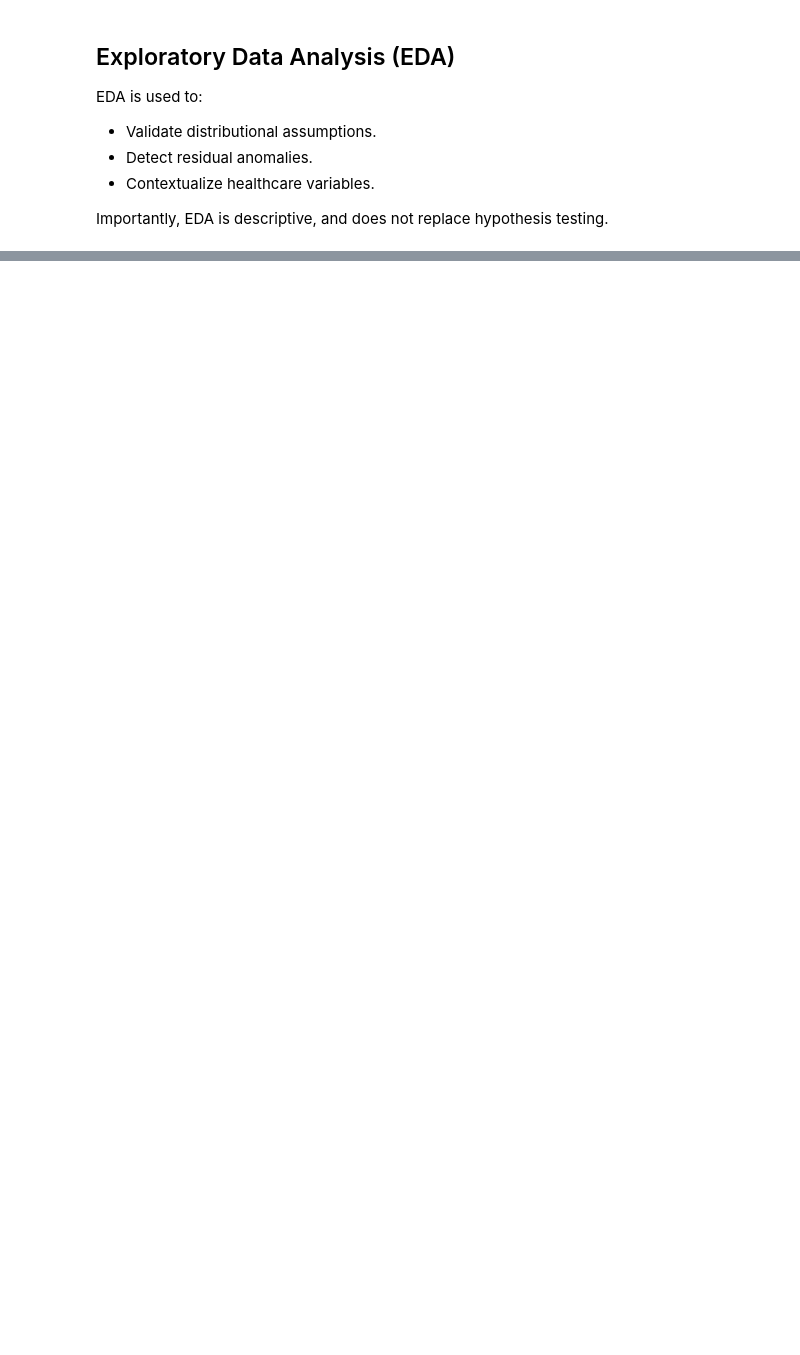
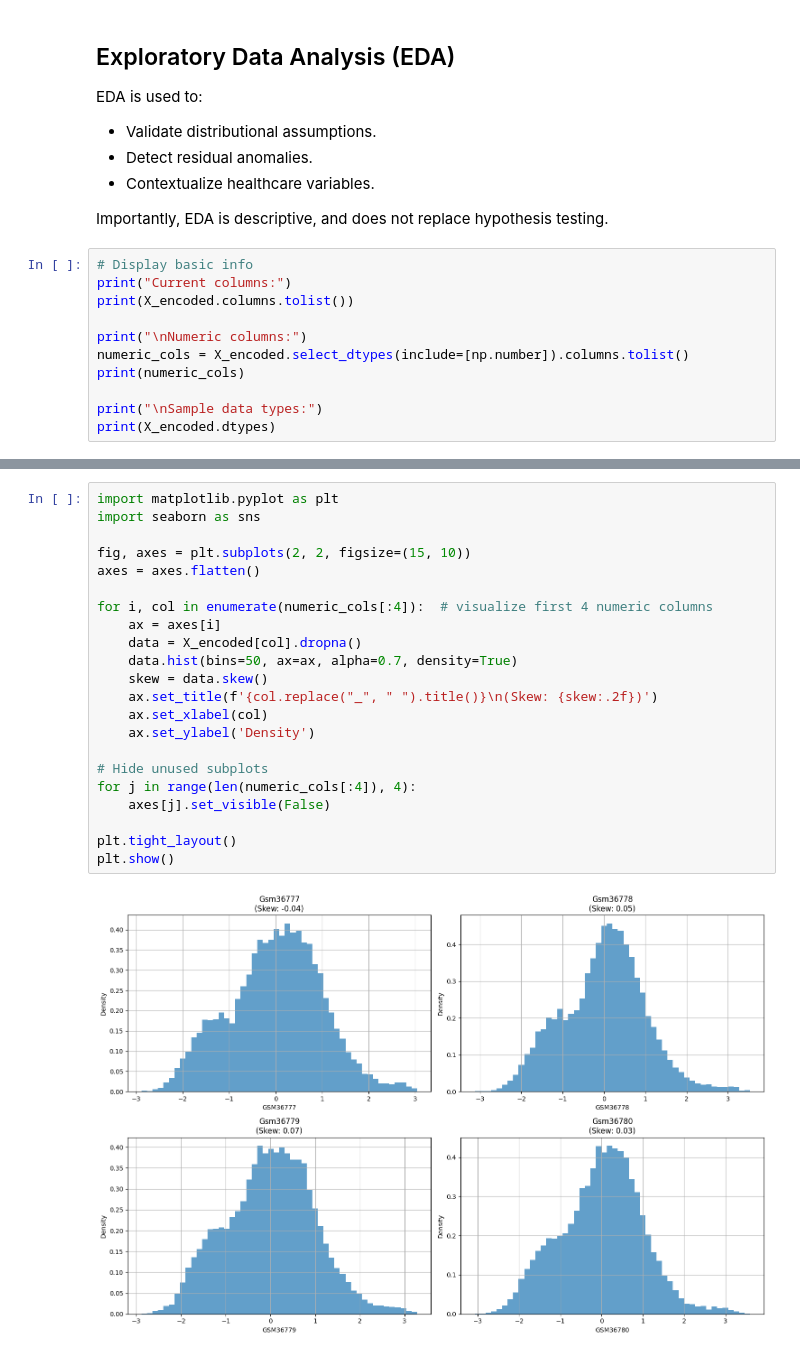
Before and after one commit to ibejerano/unie-healthcare-clustering, a Jupyter notebook: src/breast_cancer_clustering_GSE2034.ipynb, the cells around one changed output, grey strips where cells are left out. Cells and saved outputs as stored; diff of their text form; blank space fills up the shorter version.

```diff
--- a/src/breast_cancer_clustering_GSE2034.ipynb
+++ b/src/breast_cancer_clustering_GSE2034.ipynb
@@ -1007,3 +1066,14 @@ EDA is used to:
 - Contextualize healthcare variables.
 
 Importantly, EDA is descriptive, and does not replace hypothesis testing.
+# %%
+# Display basic info
+print("Current columns:")
+print(X_encoded.columns.tolist())
+
+print("\nNumeric columns:")
+numeric_cols = X_encoded.select_dtypes(include=[np.number]).columns.tolist()
+print(numeric_cols)
+
+print("\nSample data types:")
+print(X_encoded.dtypes)
@@ -1009,0 +1100,24 @@ Importantly, EDA is descriptive, and does not replace hypothesis testing.
+# %%
+import matplotlib.pyplot as plt
+import seaborn as sns
+
+fig, axes = plt.subplots(2, 2, figsize=(15, 10))
+axes = axes.flatten()
+
+for i, col in enumerate(numeric_cols[:4]):  # visualize first 4 numeric columns
+    ax = axes[i]
+    data = X_encoded[col].dropna()
+    data.hist(bins=50, ax=ax, alpha=0.7, density=True)
+    skew = data.skew()
+    ax.set_title(f'{col.replace("_", " ").title()}\n(Skew: {skew:.2f})')
+    ax.set_xlabel(col)
+    ax.set_ylabel('Density')
+
+# Hide unused subplots
+for j in range(len(numeric_cols[:4]), 4):
+    axes[j].set_visible(False)
+
+plt.tight_layout()
+plt.show()
+# %% [output]
+[figure, added]
```
Also changed, not shown: parts of 49 cells of this notebook.
